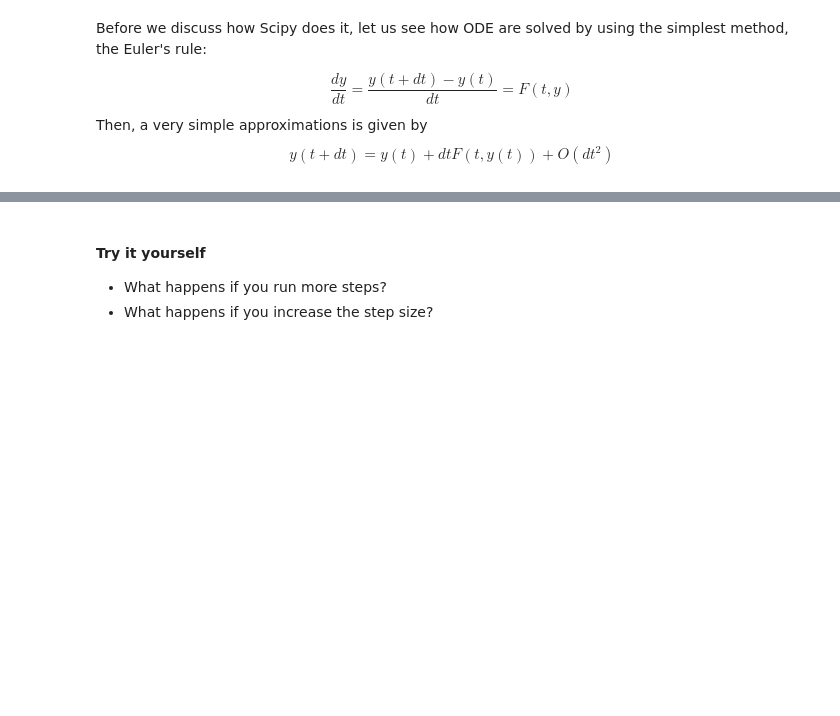
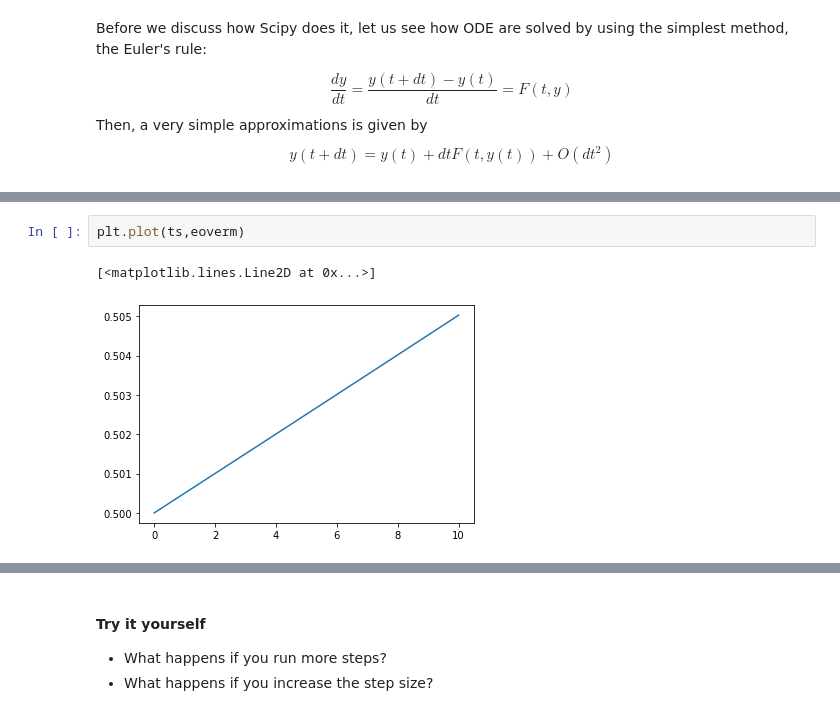
Before and after one commit to Comp-Phys-Fall-2020-WVU/ComputationalClass, a Jupyter notebook: notebook_lectures/week9/ODE.ipynb, the cells around one changed output, grey strips where cells are left out. Cells and saved outputs as stored; diff of their text form; blank space fills up the shorter version.

```diff
--- a/notebook_lectures/week9/ODE.ipynb
+++ b/notebook_lectures/week9/ODE.ipynb
@@ -70,0 +90,5 @@ plt.plot(ts, xs)
+# %%
+plt.plot(ts,eoverm)
+# %% [output]
+[<matplotlib.lines.Line2D at 0x...>]
+[figure, added]
```
Also changed, not shown: parts of 8 cells of this notebook, 5 other files.
